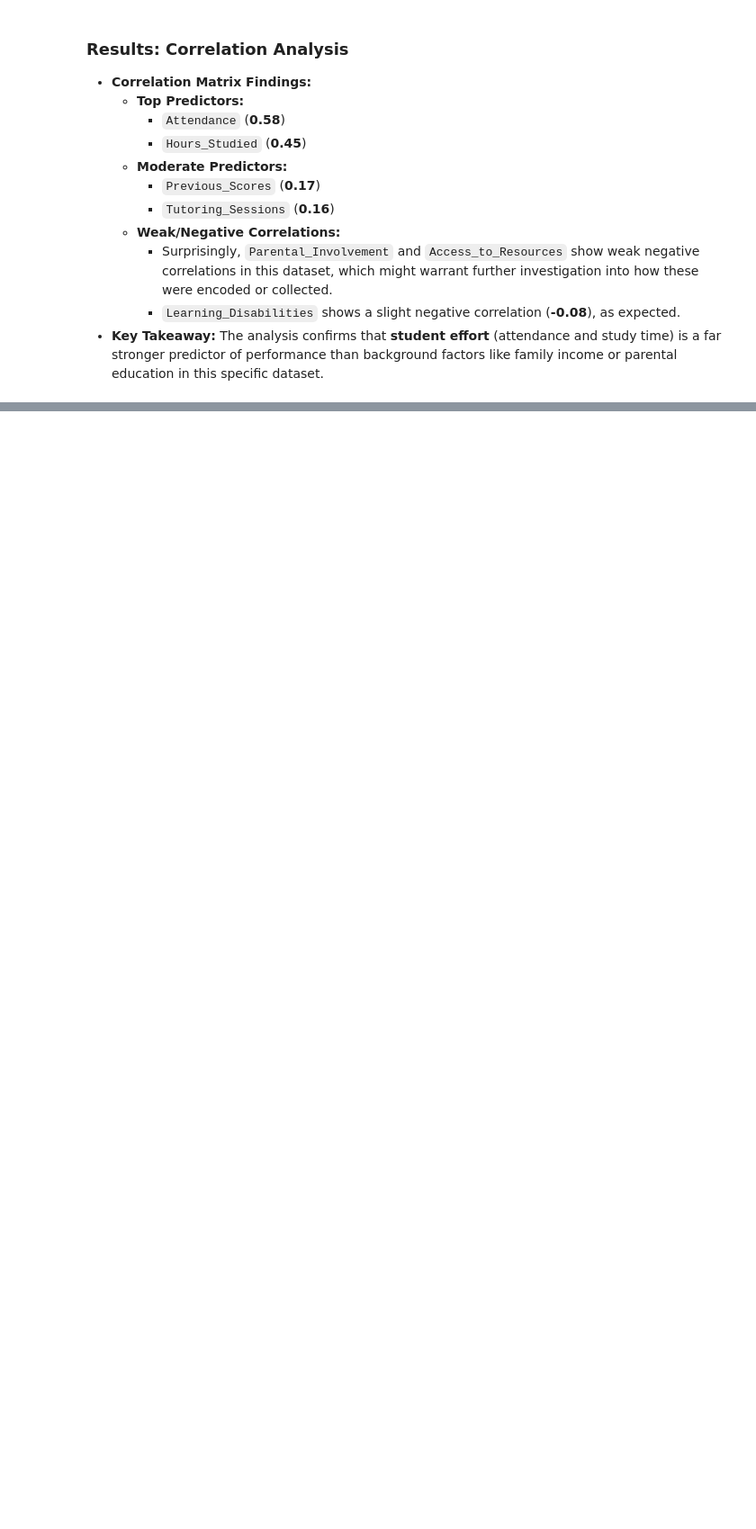
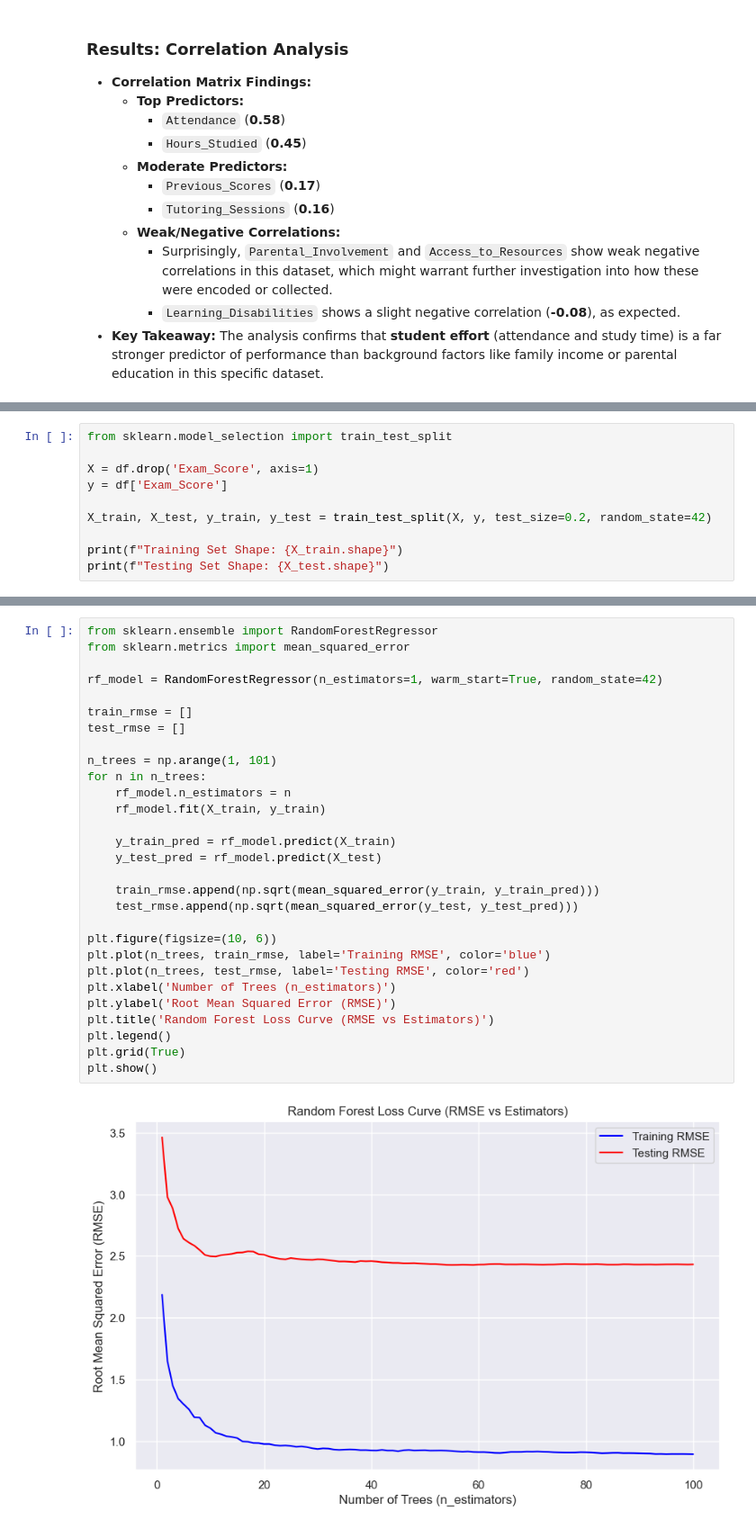
Before and after one commit to paarthsiloiya/Student-Performance-Factors-Analysis, a Jupyter notebook: Student-Performance-Factors-Analysis.ipynb, the cells around one changed output, grey strips where cells are left out. Shown at 90% size. Saved outputs shown, nothing was run; the diff lists cells and outputs as text; blank space fills up the shorter version.

Commit message:
Added Random Forest model

```diff
--- a/Student-Performance-Factors-Analysis.ipynb
+++ b/Student-Performance-Factors-Analysis.ipynb
@@ -370,0 +378,10 @@ plt.show()
+# %%
+from sklearn.model_selection import train_test_split
+
+X = df.drop('Exam_Score', axis=1)
+y = df['Exam_Score']
+
+X_train, X_test, y_train, y_test = train_test_split(X, y, test_size=0.2, random_state=42)
+
+print(f"Training Set Shape: {X_train.shape}")
+print(f"Testing Set Shape: {X_test.shape}")
@@ -370,0 +394,31 @@ plt.show()
+# %%
+from sklearn.ensemble import RandomForestRegressor
+from sklearn.metrics import mean_squared_error
+
+rf_model = RandomForestRegressor(n_estimators=1, warm_start=True, random_state=42)
+
+train_rmse = []
+test_rmse = []
+
+n_trees = np.arange(1, 101)
+for n in n_trees:
+    rf_model.n_estimators = n
+    rf_model.fit(X_train, y_train)
+
+    y_train_pred = rf_model.predict(X_train)
+    y_test_pred = rf_model.predict(X_test)
+
+    train_rmse.append(np.sqrt(mean_squared_error(y_train, y_train_pred)))
+    test_rmse.append(np.sqrt(mean_squared_error(y_test, y_test_pred)))
+
+plt.figure(figsize=(10, 6))
+plt.plot(n_trees, train_rmse, label='Training RMSE', color='blue')
+plt.plot(n_trees, test_rmse, label='Testing RMSE', color='red')
+plt.xlabel('Number of Trees (n_estimators)')
+plt.ylabel('Root Mean Squared Error (RMSE)')
+plt.title('Random Forest Loss Curve (RMSE vs Estimators)')
+plt.legend()
+plt.grid(True)
+plt.show()
+# %% [output]
+[figure, added]
```
Also changed, not shown: parts of 14 cells of this notebook, 1 other file.
